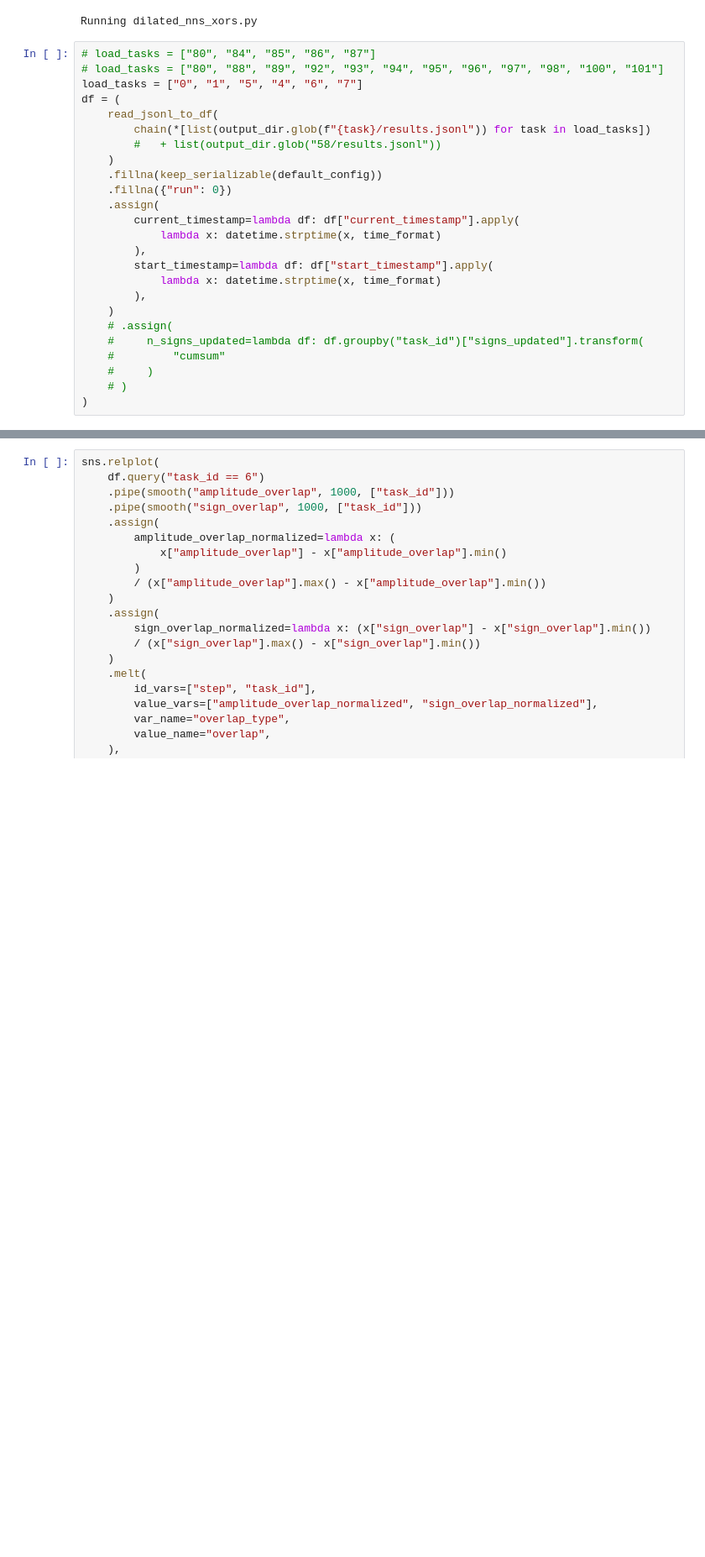
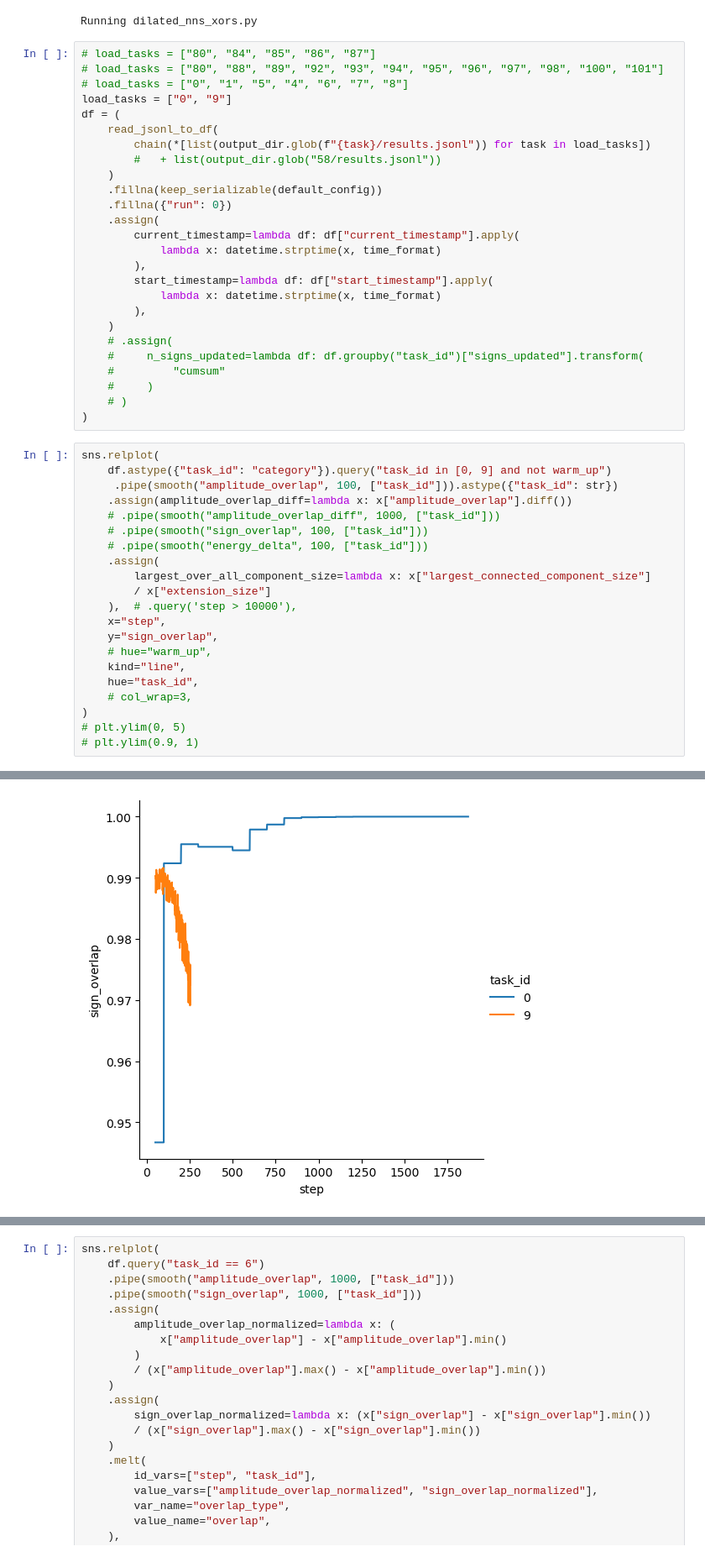
Before and after one commit to ischurov/frustrations-eda, a Jupyter notebook: vmc_ising2.ipynb, the cells around one changed output, grey strips where cells are left out. Shown at 84% size. Cells and saved outputs as stored; diff of their text form; blank space fills up the shorter version.

```diff
--- a/vmc_ising2.ipynb
+++ b/vmc_ising2.ipynb
@@ -36,7 +36,8 @@ Running dilated_nns_xors.py
 # %%
 # load_tasks = ["80", "84", "85", "86", "87"]
 # load_tasks = ["80", "88", "89", "92", "93", "94", "95", "96", "97", "98", "100", "101"]
-load_tasks = ["0", "1", "5", "4", "6", "7"]
+# load_tasks = ["0", "1", "5", "4", "6", "7", "8"]
+load_tasks = ["0", "9"]
 df = (
     read_jsonl_to_df(
         chain(*[list(output_dir.glob(f"{task}/results.jsonl")) for task in load_tasks])
@@ -58,3 +59,25 @@ df = (
     #     )
     # )
 )
+# %%
+sns.relplot(
+    df.astype({"task_id": "category"}).query("task_id in [0, 9] and not warm_up")
+     .pipe(smooth("amplitude_overlap", 100, ["task_id"])).astype({"task_id": str})
+    .assign(amplitude_overlap_diff=lambda x: x["amplitude_overlap"].diff())
+    # .pipe(smooth("amplitude_overlap_diff", 1000, ["task_id"]))
+    # .pipe(smooth("sign_overlap", 100, ["task_id"]))
+    # .pipe(smooth("energy_delta", 100, ["task_id"]))
+    .assign(
+        largest_over_all_component_size=lambda x: x["largest_connected_component_size"]
+        / x["extension_size"]
+    ),  # .query('step > 10000'),
+    x="step",
+    y="sign_overlap",
+    # hue="warm_up",
+    kind="line",
+    hue="task_id",
+    # col_wrap=3,
+)
+# plt.ylim(0, 5)
+# plt.ylim(0.9, 1)
+# %% [output]
@@ -60,0 +85 @@ df = (
+[figure, added]
```
Also changed, not shown: parts of 17 cells of this notebook, 26 other files.
